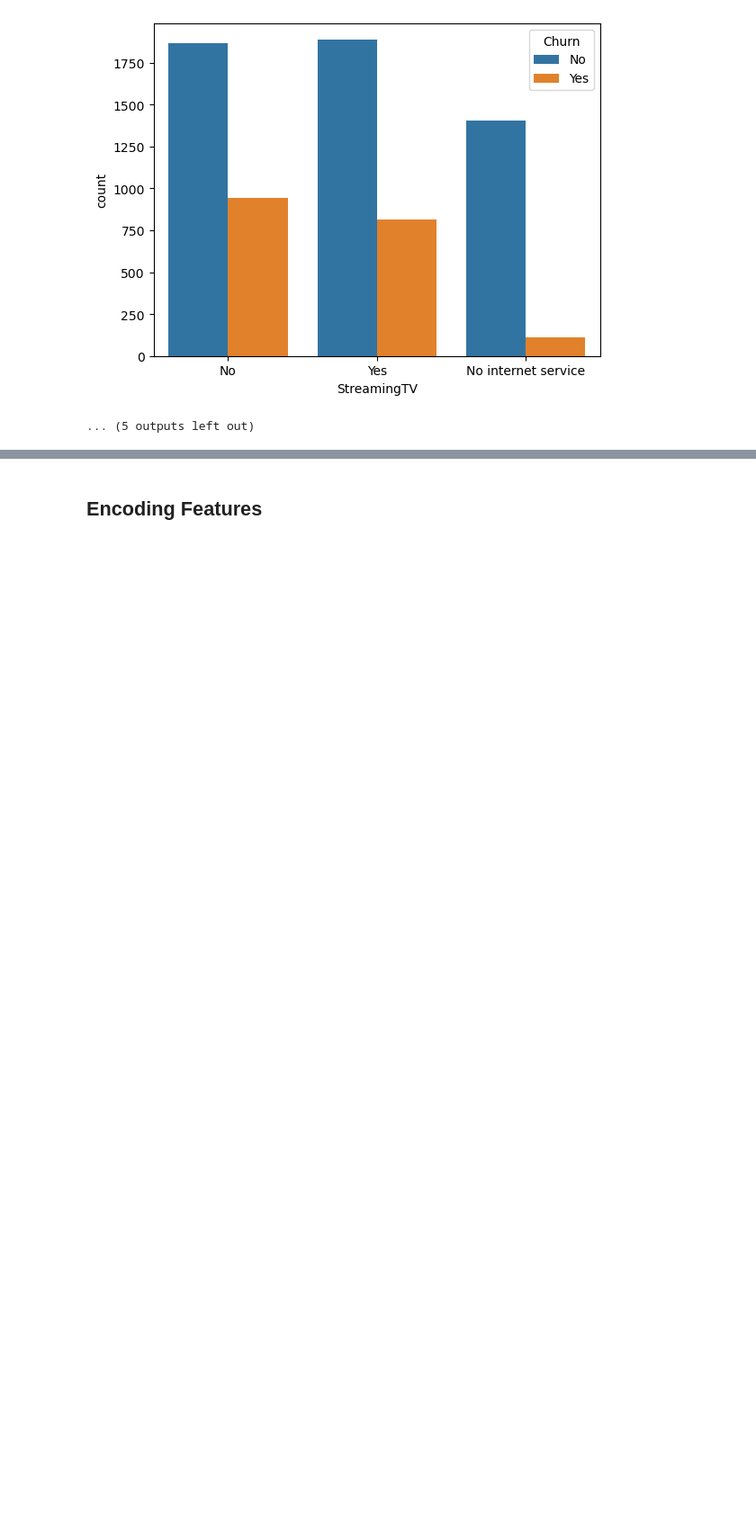
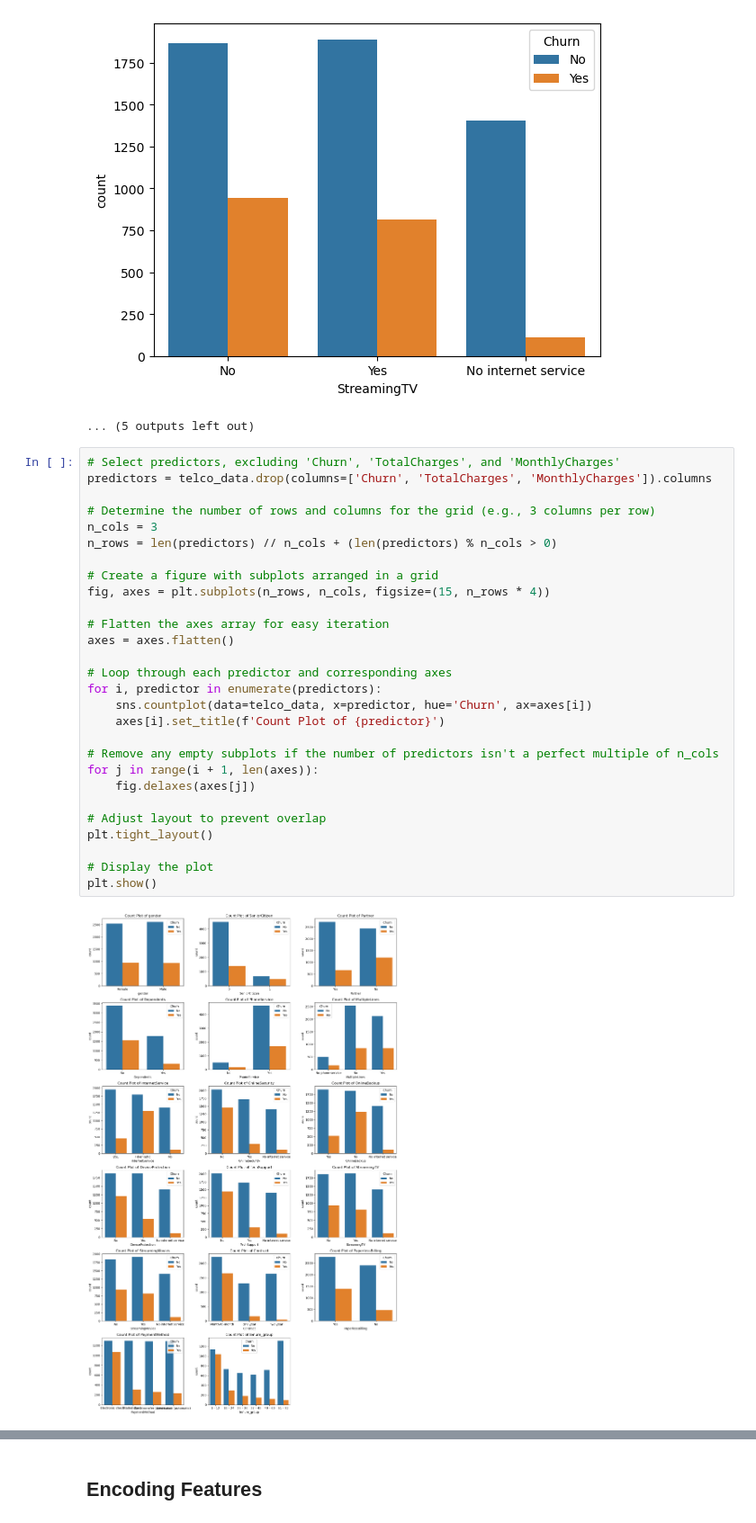
Before and after one commit to savindusihilel/customer-churn-prediction-app, a Jupyter notebook: exploritory_data_analysis.ipynb, the cells around one changed output, grey strips where cells are left out. Shown at 90% size. Saved outputs shown, nothing was run; the diff lists cells and outputs as text; blank space fills up the shorter version.

```diff
--- a/exploritory_data_analysis.ipynb
+++ b/exploritory_data_analysis.ipynb
@@ -359,3 +371,33 @@ for i, predictor in enumerate(telco_data.drop(columns=['Churn', 'TotalCharges',
 [figure]
 [figure]
 ... (5 outputs left out)
+# %%
+# Select predictors, excluding 'Churn', 'TotalCharges', and 'MonthlyCharges'
+predictors = telco_data.drop(columns=['Churn', 'TotalCharges', 'MonthlyCharges']).columns
+
+# Determine the number of rows and columns for the grid (e.g., 3 columns per row)
+n_cols = 3
+n_rows = len(predictors) // n_cols + (len(predictors) % n_cols > 0)
+
+# Create a figure with subplots arranged in a grid
+fig, axes = plt.subplots(n_rows, n_cols, figsize=(15, n_rows * 4))
+
+# Flatten the axes array for easy iteration
+axes = axes.flatten()
+
+# Loop through each predictor and corresponding axes
+for i, predictor in enumerate(predictors):
+    sns.countplot(data=telco_data, x=predictor, hue='Churn', ax=axes[i])
+    axes[i].set_title(f'Count Plot of {predictor}')
+
+# Remove any empty subplots if the number of predictors isn't a perfect multiple of n_cols
+for j in range(i + 1, len(axes)):
+    fig.delaxes(axes[j])
+
+# Adjust layout to prevent overlap
+plt.tight_layout()
+
+# Display the plot
+plt.show()
+# %% [output]
+[figure, added]
```
Also changed, not shown: parts of 8 cells of this notebook, 1 other file.
